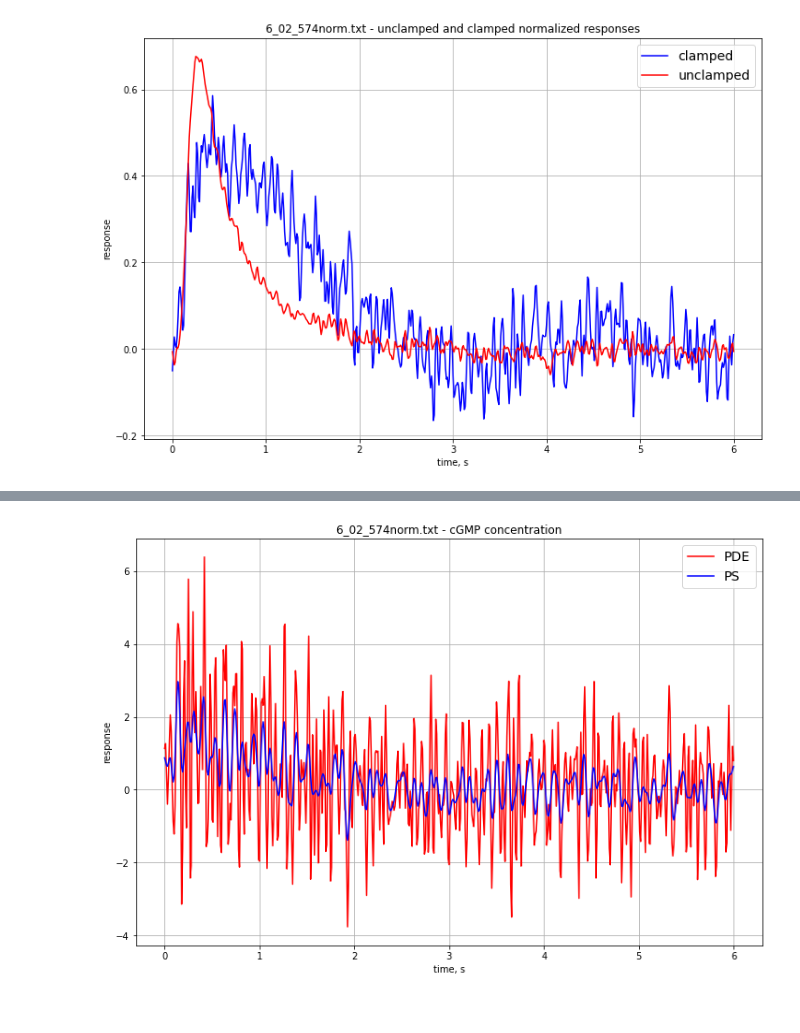
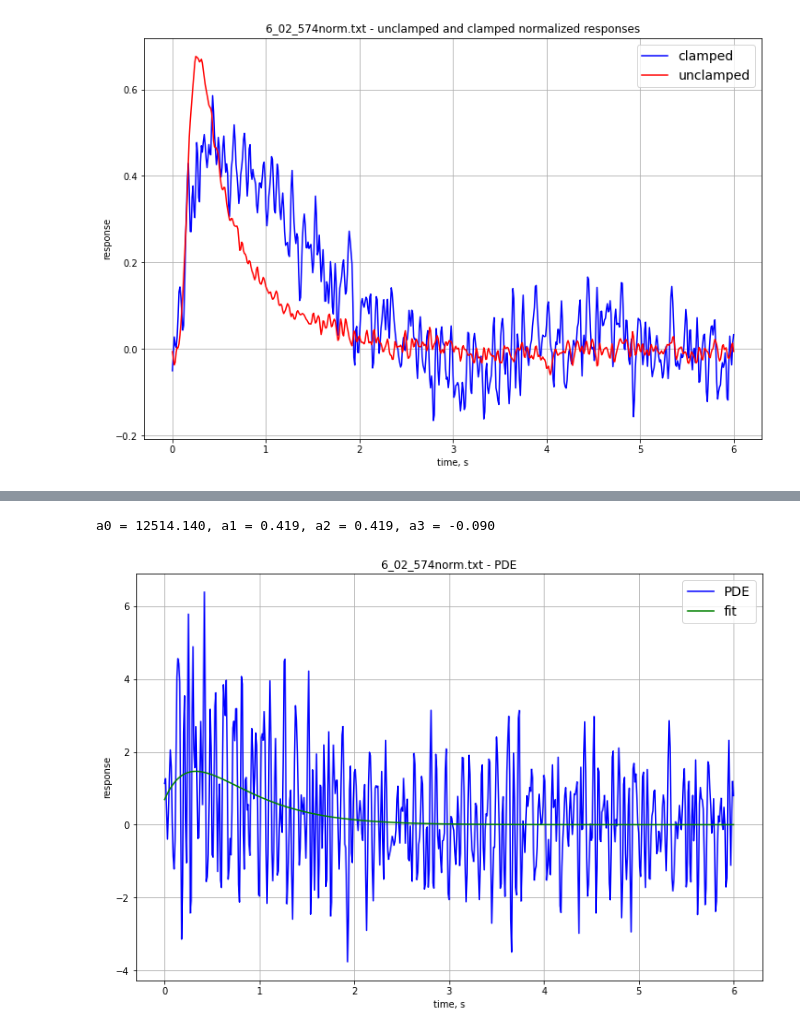
Before and after one commit to AndreiZherder/adaptation-memory, a Jupyter notebook: pde-extraction.ipynb, the cells around one changed output, grey strips where cells are left out. Saved outputs shown, nothing was run; the diff lists cells and outputs as text; code cells hidden in the pictures.

```diff
--- a/pde-extraction.ipynb
+++ b/pde-extraction.ipynb
@@ -75,19 +75,31 @@ ax.grid()
 # %%
 betad = 3.5 + 2.247
 alpha = betad
 beta = (alpha - dy1) / y1 - betad
 PDE = beta
-PS = gaussian_filter1d(PDE, sigma=2)
+
+def func(t, a0, a1, a2, a3):
+    return a0 * (np.exp(-(t - a3) / a1) - np.exp(-(t - a3) / a2))
+
+popt = [200, 0.5, 0.5, 0.05]
+try:
+    popt, pcov = optimize.curve_fit(func, t, PDE, popt)
+except RuntimeError:
+    print('Не удалось выполнить аппроксимацию. Подберите начальные коэффициенты.')
+a0, a1, a2, a3 = popt
+print(f'a0 = {a0:.3f}, a1 = {a1:.3f}, a2 = {a2:.3f}, a3 = {a3:.3f}')
+fit = func(t, *popt)
 
 fig, ax = plt.subplots()
-ax.plot(t, PDE, 'r', label='PDE')
-ax.plot(t, PS, 'b', label='PS')
+ax.plot(t, PDE, 'b', label='PDE')
+ax.plot(t, fit, 'g', label='fit')
 fig.set_figwidth(12)
 fig.set_figheight(8)
-ax.set_title(f'{filename} - cGMP concentration')
+ax.set_title(f'{filename} - PDE')
 ax.set_xlabel('time, s')
 ax.set_ylabel('response')
 ax.legend(prop={"size": 14})
 ax.grid()
 # %% [output]
+a0 = 12514.140, a1 = 0.419, a2 = 0.419, a3 = -0.090
-[figure, old version]
+[figure, new version]
```
Also changed, not shown: parts of 1 cell of this notebook.
